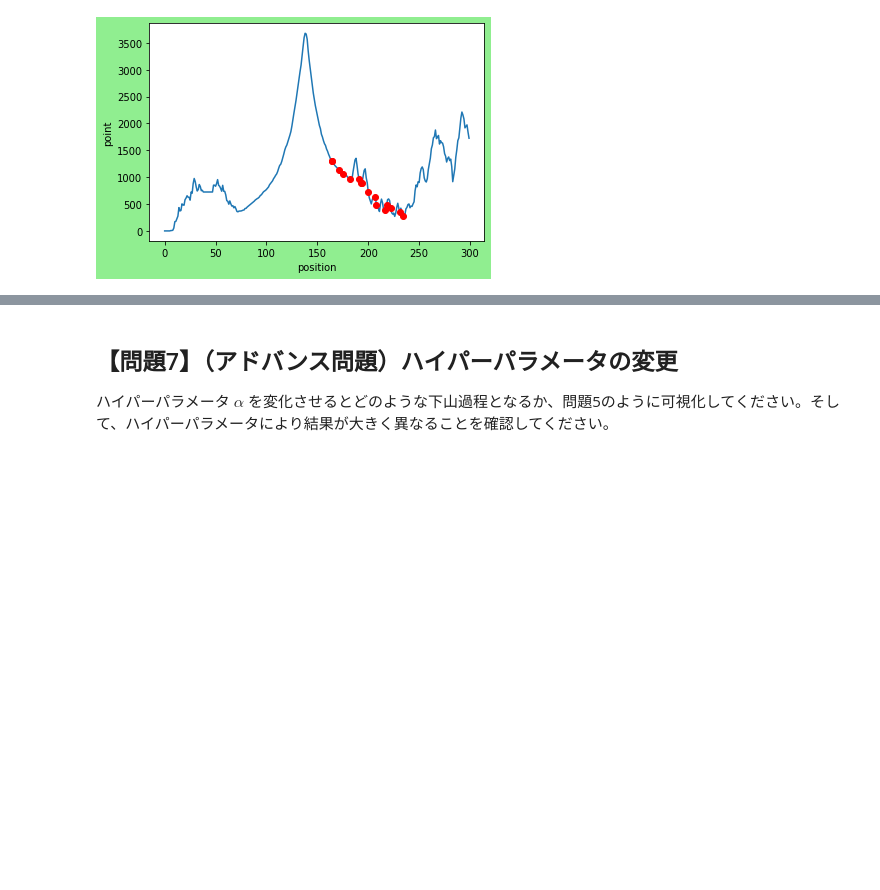
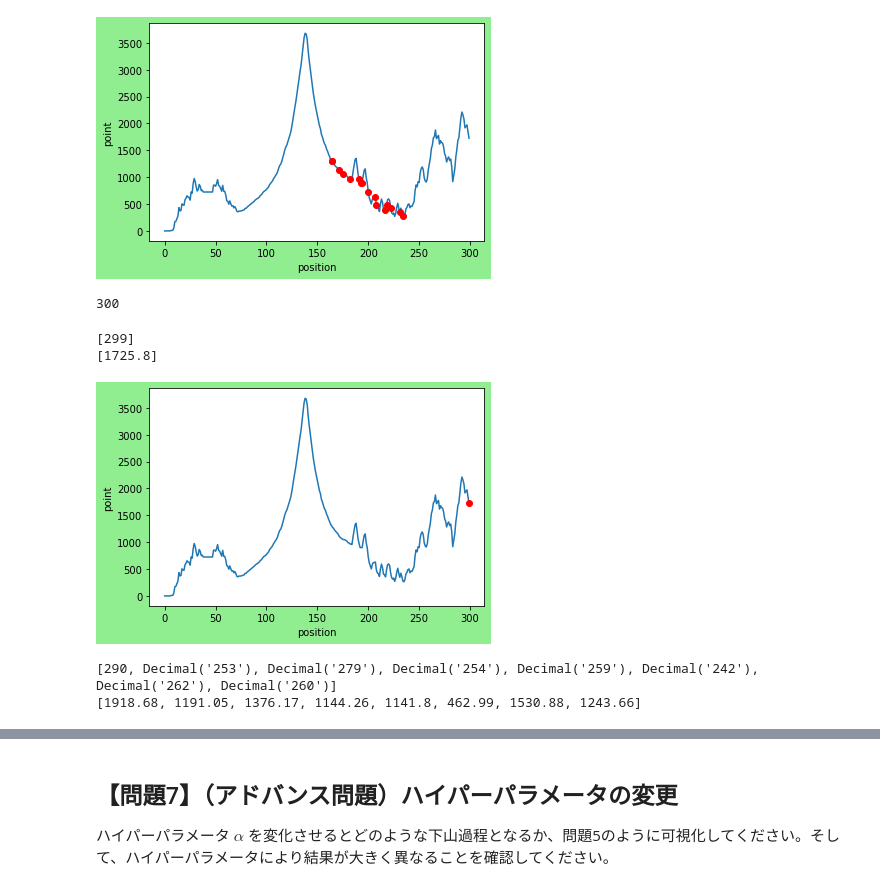
Before and after one commit to AkihiroSugiyama/diveintocode-ml, a Jupyter notebook: wk2_class_work2.ipynb, the cells around one changed output, grey strips where cells are left out. Drawn from its saved outputs; the diff is of its cells as text; code cells hidden in the pictures; blank space fills up the shorter version.

```diff
--- a/wk2_class_work2.ipynb
+++ b/wk2_class_work2.ipynb
@@ -105,19 +108,22 @@ def get_position_list2(top=136):
     return position_list
 # %%
 def get_position_list(top=136, a=0.2):
-    position_list = [top]
-    elevation_list = [fuji[top, 3]]
-    original_position = fuji[top, 0]
-    index = list(range(top, -1, -1))
-    for i in range(len(index)):
-        position_list.append(get_next_position(index[i], a))
-        elevation_list.append(fuji[int(get_next_position(index[i], a)), 3])
-        if i ==0:
-            pass
-        elif get_next_position(index[i], a) == get_next_position(index[i-1], a):
-            break
-        else:
-            pass
+    try:
+        position_list = [top]
+        elevation_list = [fuji[top, 3]]
+        original_position = fuji[top, 0]
+        index = list(range(top, -1, -1))
+        for i in range(len(index)):
+            position_list.append(get_next_position(index[i], a))
+            elevation_list.append(fuji[int(get_next_position(index[i], a)), 3])
+            if i ==0:
+                pass
+            elif get_next_position(index[i], a) == get_next_position(index[i-1], a):
+                break
+            else:
+                pass
+    except IndexError:
+        position_list.pop()
     return index, position_list, elevation_list
 
 index, position_list, elevation_list = get_position_list()
@@ -173,3 +179,33 @@ plt.ylabel("point")
 plt.show()
 # %% [output]
 [figure]
+# %%
+##  全ての地点で実行
+result_list_all = [get_position_list(i) for i in range(300)]
+print(len(result_list_all))
+# %% [output]
+300
+# %%
+#/3 返り値はindex, position_list, elevation_list
+print(result_list_all[-1][1])
+print(result_list_all[-1][2])
+# %% [output]
+[299]
+[1725.8]
+# %%
+## 地点３００の時
+fig5 = plt.figure(facecolor="lightgreen")
+
+plt.plot(fuji[:,0], fuji[:,3])
+plt.plot(result_list_all[-1][1], result_list_all[-1][2], color='red', marker='o', linestyle='None')
+plt.xlabel("position")
+plt.ylabel("point")
+plt.show()
+# %% [output]
+[figure, added]
+# %%
+print(result_list_all[-10][1])
+print(result_list_all[-10][2])
+# %% [output]
+[290, Decimal('253'), Decimal('279'), Decimal('254'), Decimal('259'), Decimal('242'), Decimal('262'), Decimal('260')]
+[1918.68, 1191.05, 1376.17, 1144.26, 1141.8, 462.99, 1530.88, 1243.66]
```
Also changed, not shown: parts of 2 cells of this notebook.
